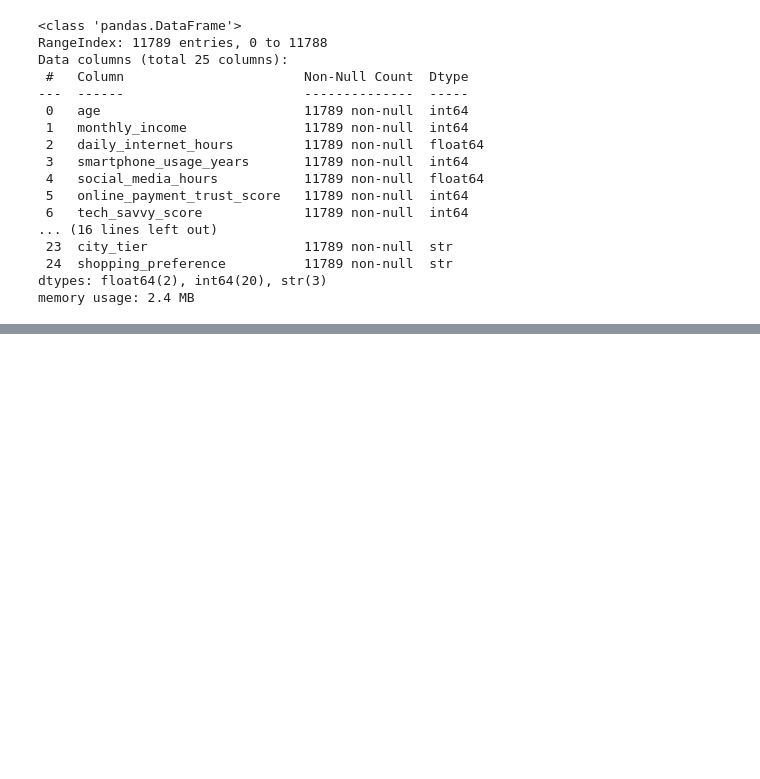
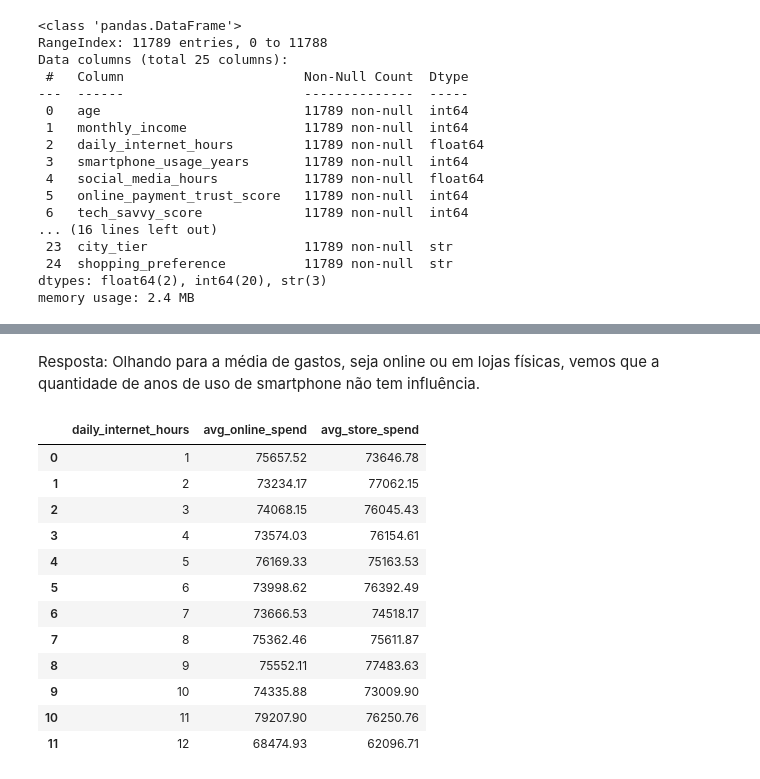
Before and after one commit to Tianeto/projeto_final_tec_prog, a Jupyter notebook: projeto_analise_compras.ipynb, the cells around one changed output, grey strips where cells are left out. Saved outputs shown, nothing was run; the diff lists cells and outputs as text; code cells hidden in the pictures; blank space fills up the shorter version.

```diff
--- a/projeto_analise_compras.ipynb
+++ b/projeto_analise_compras.ipynb
@@ -117,2 +188,26 @@ print(faixa1.sum())
+# %% [markdown]
+Resposta: Olhando para a média de gastos, seja online ou em lojas físicas, vemos que a quantidade de anos de uso de smartphone não tem influência.
 # %%
 # 3. Quem passa mais horas nas redes sociais tem um gasto maior em lojas fisicas ou online?
+
+'''Nesta consulta, foi necessário fazer o arredontamento das horas, pois, sem isso, a coluna "daily_internet_hours"
+ficaria muito extensa e prejucaria a visualização dos dados'''
+
+m_gastos_online_store = compras.groupby(compras ['daily_internet_hours'].round().astype(int))[['avg_online_spend', 'avg_store_spend']].mean().round(2).reset_index()
+
+
+display(m_gastos_online_store)
+# %% [output]
+|  | daily_internet_hours | avg_online_spend | avg_store_spend |
+| 0 | 1 | 75657.52 | 73646.78 |
+| 1 | 2 | 73234.17 | 77062.15 |
+| 2 | 3 | 74068.15 | 76045.43 |
+| 3 | 4 | 73574.03 | 76154.61 |
+| 4 | 5 | 76169.33 | 75163.53 |
+| 5 | 6 | 73998.62 | 76392.49 |
+| 6 | 7 | 73666.53 | 74518.17 |
+| 7 | 8 | 75362.46 | 75611.87 |
+| 8 | 9 | 75552.11 | 77483.63 |
+| 9 | 10 | 74335.88 | 73009.90 |
+| 10 | 11 | 79207.90 | 76250.76 |
+| 11 | 12 | 68474.93 | 62096.71 |
```
Also changed, not shown: parts of 14 cells of this notebook.
